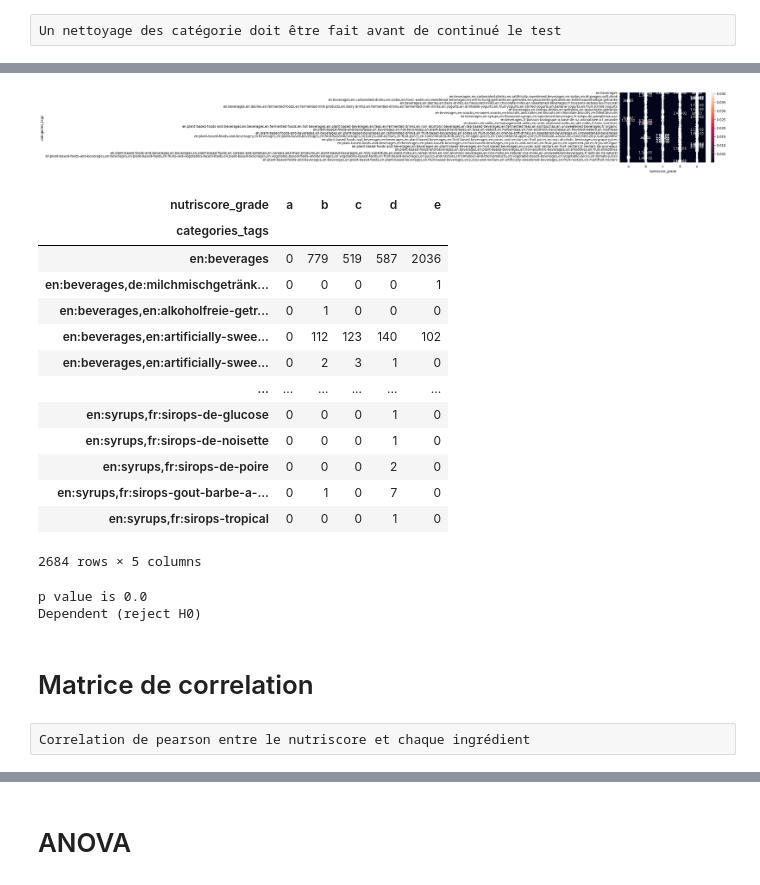
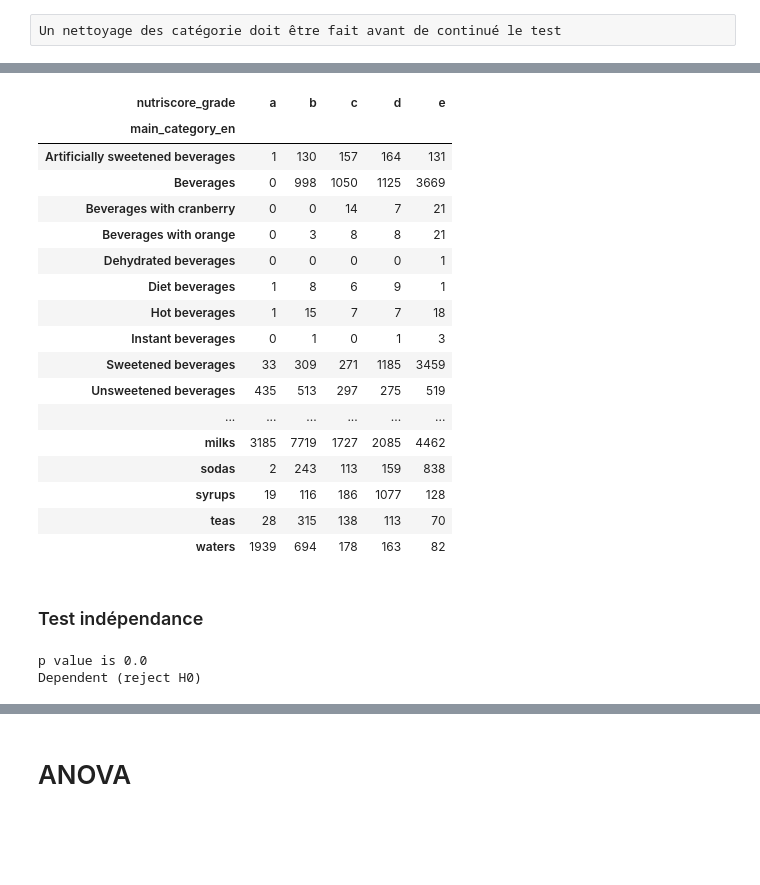
Before and after one commit to Nasae/drink_app, a Jupyter notebook: P3_03_Exploration.ipynb, the cells around one changed output, grey strips where cells are left out. Cells and saved outputs as stored; diff of their text form; code cells hidden in the pictures; blank space fills up the shorter version.

```diff
--- a/P3_03_Exploration.ipynb
+++ b/P3_03_Exploration.ipynb
@@ -10,5 +33,5 @@ warnings.filterwarnings('ignore')
 # %%
-data = pd.read_csv("./../dataset_nettoyer_0.csv",
+data = pd.read_csv("./../dataset_nettoyer_3.csv",
                    low_memory=False,
                    encoding='utf-8')
 data.info()
@@ -204,36 +422,28 @@ cont
-# %%
-tx = cont.loc[:,["Total"]]
-ty = cont.loc[["Total"],:]
-n = len(data)
-indep = tx.dot(ty) / n
-
-c = cont.fillna(0) # On remplace les valeurs nulles par 0
-measure = (c-indep)**2/indep
-xi_n = measure.sum().sum()
-table = measure/xi_n
-sns.heatmap(table.iloc[:-1,:-1],annot=c.iloc[:-1,:-1])
-plt.show()
-# %% [output]
-[figure, removed]
 # %%
-crosstab = pd.crosstab(data["categories_tags"], data["nutriscore_grade"])
+crosstab = pd.crosstab(data["main_category_en"], data["nutriscore_grade"])
 
 crosstab
 # %% [output]
 | nutriscore_grade | a | b | c | d | e |
-| categories_tags |  |  |  |  |  |
-| en:beverages | 0 | 779 | 519 | 587 | 2036 |
-| en:beverages,de:milchmischgetränk... | 0 | 0 | 0 | 0 | 1 |
-| en:beverages,en:alkoholfreie-getr... | 0 | 1 | 0 | 0 | 0 |
-| en:beverages,en:artificially-swee... | 0 | 112 | 123 | 140 | 102 |
-| en:beverages,en:artificially-swee... | 0 | 2 | 3 | 1 | 0 |
+| main_category_en |  |  |  |  |  |
+| Artificially sweetened beverages | 1 | 130 | 157 | 164 | 131 |
+| Beverages | 0 | 998 | 1050 | 1125 | 3669 |
+| Beverages with cranberry | 0 | 0 | 14 | 7 | 21 |
+| Beverages with orange | 0 | 3 | 8 | 8 | 21 |
+| Dehydrated beverages | 0 | 0 | 0 | 0 | 1 |
+| Diet beverages | 1 | 8 | 6 | 9 | 1 |
+| Hot beverages | 1 | 15 | 7 | 7 | 18 |
+| Instant beverages | 0 | 1 | 0 | 1 | 3 |
+| Sweetened beverages | 33 | 309 | 271 | 1185 | 3459 |
+| Unsweetened beverages | 435 | 513 | 297 | 275 | 519 |
 | ... | ... | ... | ... | ... | ... |
-| en:syrups,fr:sirops-de-glucose | 0 | 0 | 0 | 1 | 0 |
-| en:syrups,fr:sirops-de-noisette | 0 | 0 | 0 | 1 | 0 |
-| en:syrups,fr:sirops-de-poire | 0 | 0 | 0 | 2 | 0 |
-| en:syrups,fr:sirops-gout-barbe-a-... | 0 | 1 | 0 | 7 | 0 |
-| en:syrups,fr:sirops-tropical | 0 | 0 | 0 | 1 | 0 |
+| milks | 3185 | 7719 | 1727 | 2085 | 4462 |
+| sodas | 2 | 243 | 113 | 159 | 838 |
+| syrups | 19 | 116 | 186 | 1077 | 128 |
+| teas | 28 | 315 | 138 | 113 | 70 |
+| waters | 1939 | 694 | 178 | 163 | 82 |
-2684 rows × 5 columns
+# %% [markdown]
+### Test indépendance
 # %%
 c, p, dof, expected = chi2_contingency(crosstab)
 p
@@ -248,7 +458,3 @@ else:
 # %% [output]
 p value is 0.0
 Dependent (reject H0)
-# %% [markdown]
-# Matrice de correlation
-# %% [raw]
-Correlation de pearson entre le nutriscore et chaque ingrédient
```
Also changed, not shown: parts of 60 cells of this notebook, 3 other files.
